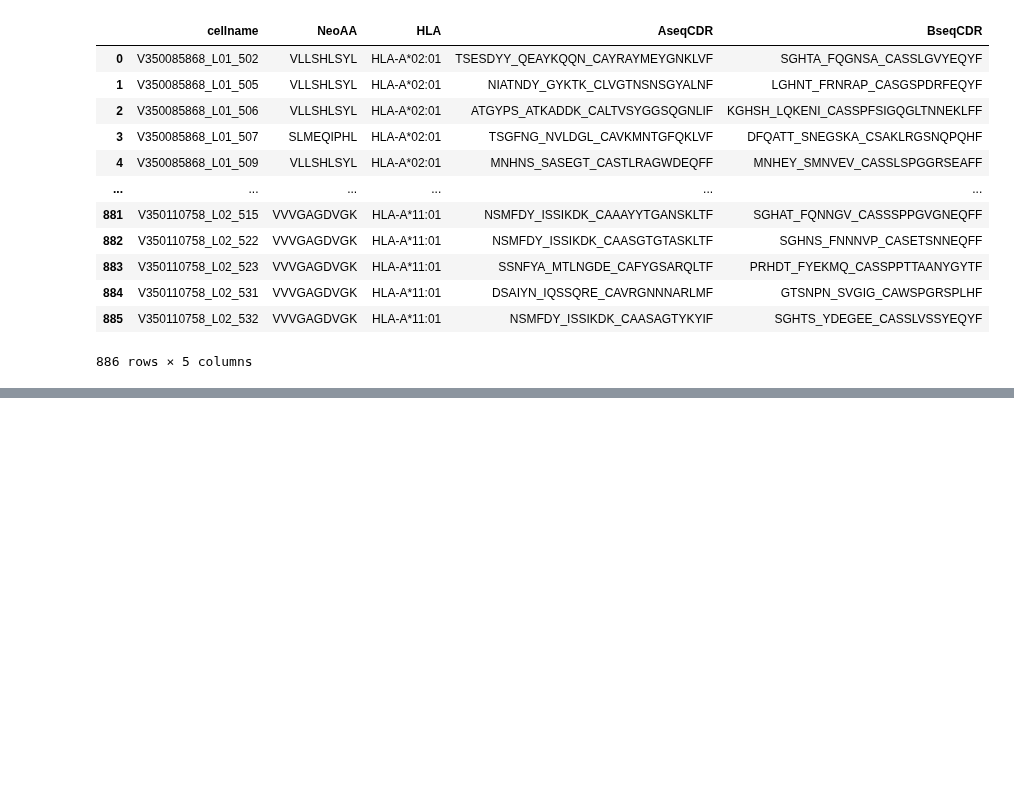
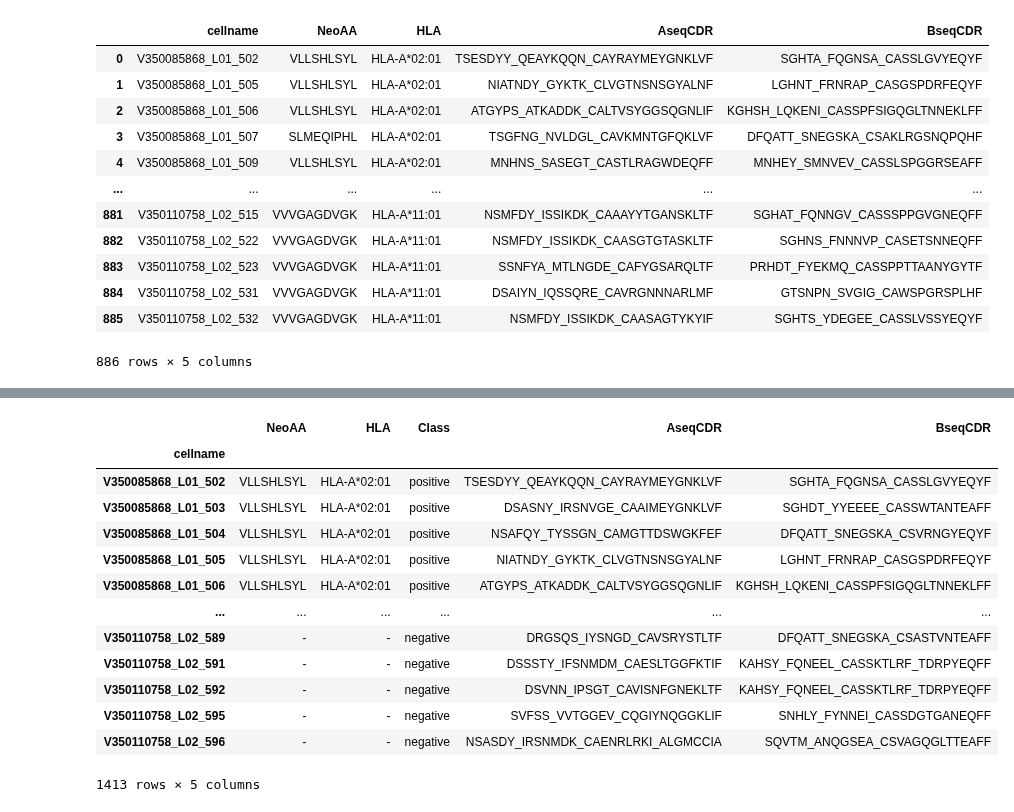
Before and after one commit to cb11711211/pMHC-TCR-binding-prediction, a Jupyter notebook: prediction_model/testing_diverse_model.ipynb, the cells around one changed output, grey strips where cells are left out. Saved outputs shown, nothing was run; the diff lists cells and outputs as text; code cells hidden in the pictures; blank space fills up the shorter version.

```diff
--- a/prediction_model/testing_diverse_model.ipynb
+++ b/prediction_model/testing_diverse_model.ipynb
@@ -325,0 +399,18 @@ df
+# %%
+# df = df_ab
+df
+# %% [output]
+|  | NeoAA | HLA | Class | AseqCDR | BseqCDR |
+| cellname |  |  |  |  |  |
+| V350085868_L01_502 | VLLSHLSYL | HLA-A*02:01 | positive | TSESDYY_QEAYKQQN_CAYRAYMEYGNKLVF | SGHTA_FQGNSA_CASSLGVYEQYF |
+| V350085868_L01_503 | VLLSHLSYL | HLA-A*02:01 | positive | DSASNY_IRSNVGE_CAAIMEYGNKLVF | SGHDT_YYEEEE_CASSWTANTEAFF |
+| V350085868_L01_504 | VLLSHLSYL | HLA-A*02:01 | positive | NSAFQY_TYSSGN_CAMGTTDSWGKFEF | DFQATT_SNEGSKA_CSVRNGYEQYF |
+| V350085868_L01_505 | VLLSHLSYL | HLA-A*02:01 | positive | NIATNDY_GYKTK_CLVGTNSNSGYALNF | LGHNT_FRNRAP_CASGSPDRFEQYF |
+| V350085868_L01_506 | VLLSHLSYL | HLA-A*02:01 | positive | ATGYPS_ATKADDK_CALTVSYGGSQGNLIF | KGHSH_LQKENI_CASSPFSIGQGLTNNEKLFF |
+| ... | ... | ... | ... | ... | ... |
+| V350110758_L02_589 | - | - | negative | DRGSQS_IYSNGD_CAVSRYSTLTF | DFQATT_SNEGSKA_CSASTVNTEAFF |
+| V350110758_L02_591 | - | - | negative | DSSSTY_IFSNMDM_CAESLTGGFKTIF | KAHSY_FQNEEL_CASSKTLRF_TDRPYEQFF |
+| V350110758_L02_592 | - | - | negative | DSVNN_IPSGT_CAVISNFGNEKLTF | KAHSY_FQNEEL_CASSKTLRF_TDRPYEQFF |
+| V350110758_L02_595 | - | - | negative | SVFSS_VVTGGEV_CQGIYNQGGKLIF | SNHLY_FYNNEI_CASSDGTGANEQFF |
+| V350110758_L02_596 | - | - | negative | NSASDY_IRSNMDK_CAENRLRKI_ALGMCCIA | SQVTM_ANQGSEA_CSVAGQGLTTEAFF |
+1413 rows × 5 columns
```
Also changed, not shown: parts of 8 cells of this notebook.
